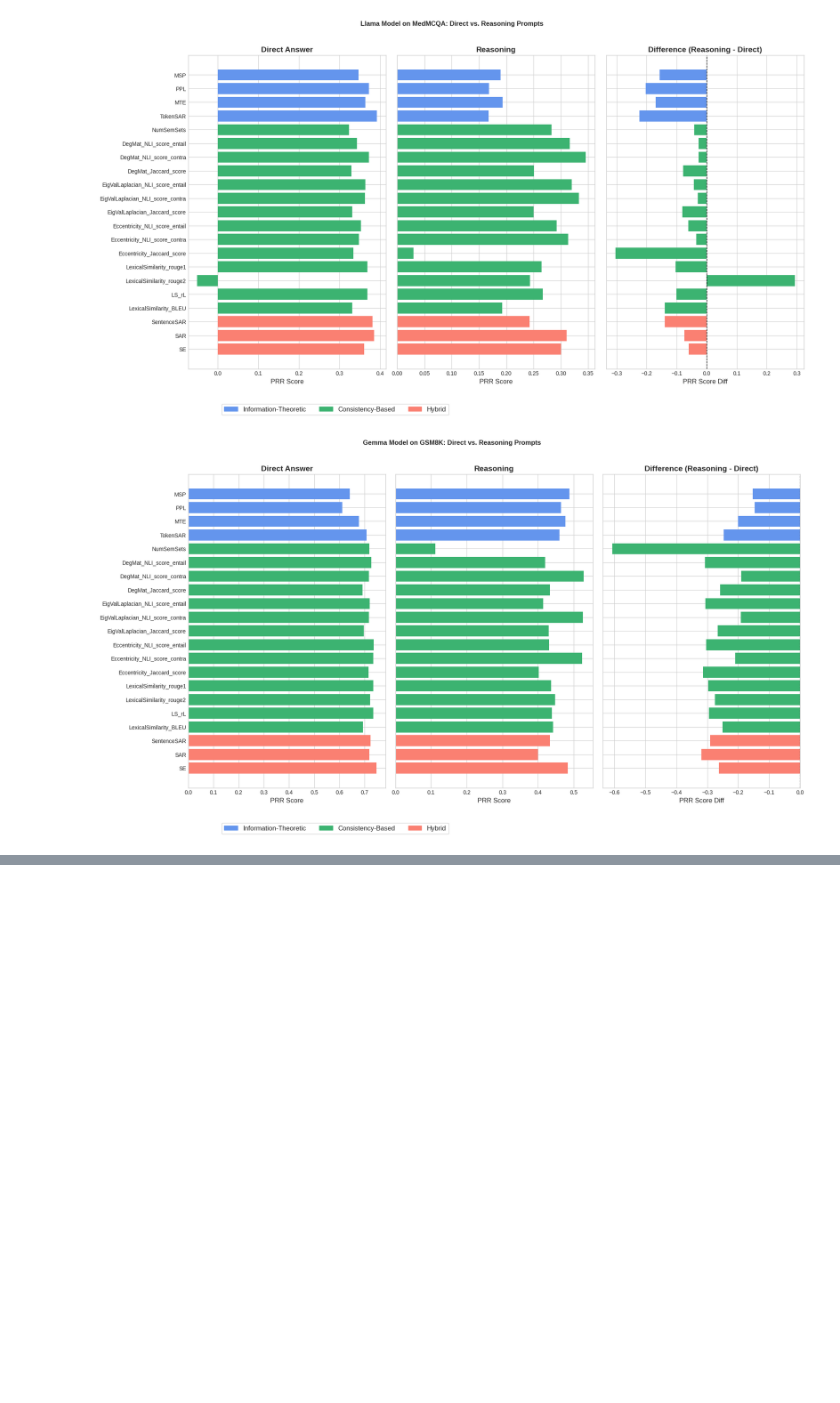
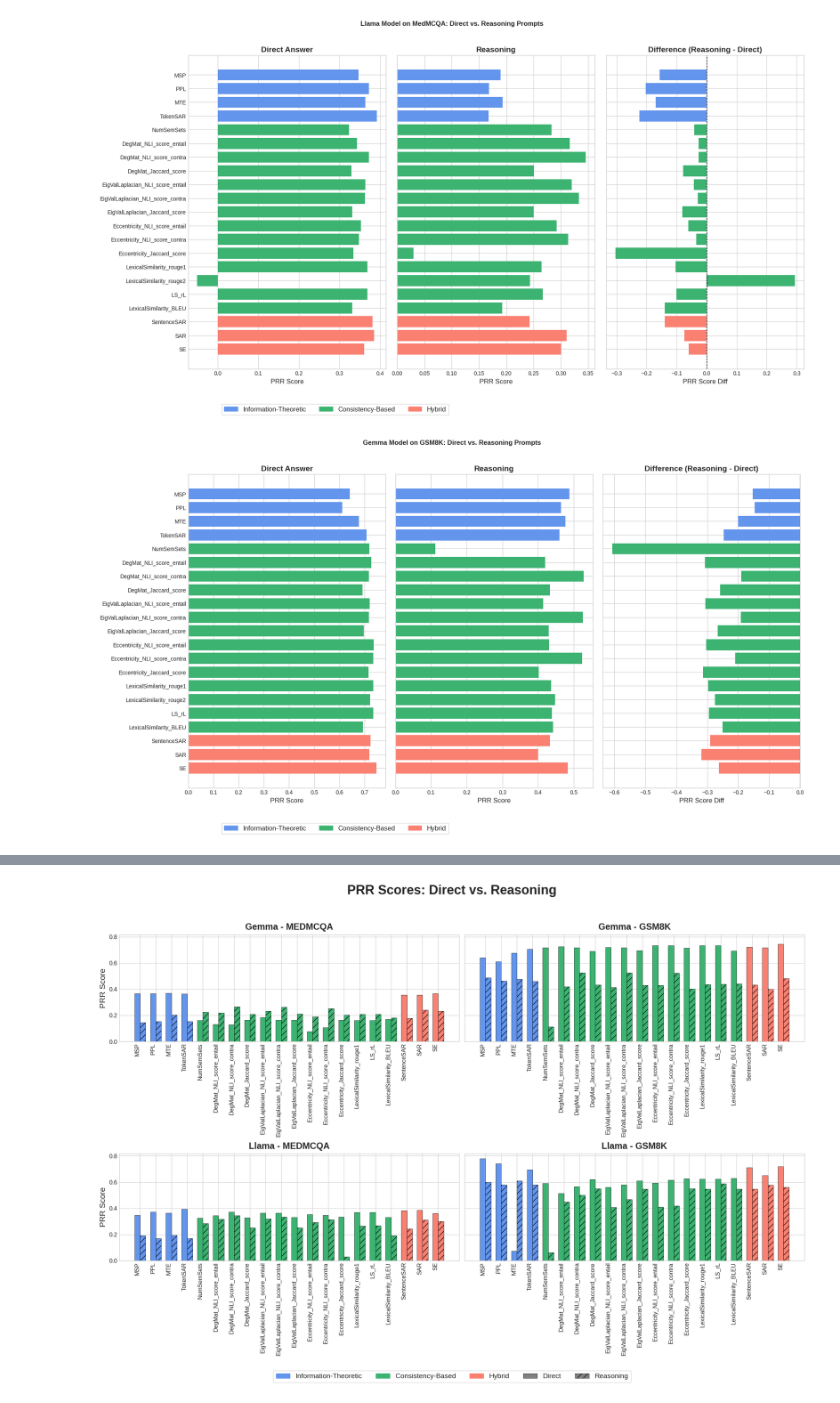
Before and after one commit to rvashurin/lm-polygraph, a Jupyter notebook: ugrip-analysis/ugrip_analysis.ipynb, the cells around one changed output, grey strips where cells are left out. Drawn from its saved outputs; the diff is of its cells as text; code cells hidden in the pictures; blank space fills up the shorter version.

```diff
--- a/ugrip-analysis/ugrip_analysis.ipynb
+++ b/ugrip-analysis/ugrip_analysis.ipynb
@@ -208,0 +440,97 @@ plt.show()
+# %%
+def create_direct_reasoning_subplots(models, datasets, dataframes, prr_metric, color_map):
+    """
+    Generates a 2x2 grid of subplots, each showing vertical bar charts for
+    'Direct' and 'Reasoning' data for a specific model and dataset.
+    Colors are based on method type, and shading differentiates Direct/Reasoning.
+    """
+    # Create a 2x2 figure for the four plots
+    fig, axes = plt.subplots(len(models), len(datasets), figsize=(20, 14), sharey=True)
+
+    # Ensure axes is a 2D array for consistent indexing, even if models or datasets is 1
+    if len(models) == 1 or len(datasets) == 1:
+        axes = axes.flatten().reshape(len(models), len(datasets))
+    else:
+        axes = axes.reshape(len(models), len(datasets))
+
+    # Define font sizes for better readability
+    title_fontsize = 22
+    subtitle_fontsize = 18
+    label_fontsize = 16
+    tick_fontsize = 12
+    legend_fontsize = 14
+
+    for i, model_name in enumerate(models):
+        for j, ds_name in enumerate(datasets):
+            ax = axes[i, j]
+
+            df_direct = dataframes.get(f'{model_name}_{ds_name}_direct')
+            df_reasoning = dataframes.get(f'{model_name}_{ds_name}_reasoning')
+
+            direct_data = df_direct[prr_metric]
+            reasoning_data = df_reasoning[prr_metric]
+
+            # Get method names for x-axis labels
+            methods = direct_data.index
+            x = np.arange(len(methods)) # The label locations for each group of bars
+
+            bar_width = 0.35 # Width of the individual bars
+
+            # Get colors for each method based on the color_map
+            bar_colors = [color_map.get(method, 'grey') for method in methods]
+
+            # Plot Direct bars with method-specific colors and black outline
+            ax.bar(x - bar_width/2, direct_data.values, bar_width, color=bar_colors, edgecolor='black', linewidth=0.5)
+
+            # Plot Reasoning bars with method-specific colors, a hatch pattern, and black outline
+            ax.bar(x + bar_width/2, reasoning_data.values, bar_width, color=bar_colors, hatch='//', edgecolor='black', linewidth=0.5)
+
+            # Set title for each subplot
+            ax.set_title(f'{model_name.capitalize()} - {ds_name.upper()}', fontsize=subtitle_fontsize, fontweight='bold', pad=10)
+
+            # Set x-axis ticks and labels
+            ax.set_xticks(x)
+            ax.set_xticklabels(methods, rotation=90, ha='right', fontsize=tick_fontsize) # Rotate labels for readability
+
+            # Set y-axis label for the first column of subplots
+            if j == 0:
+                ax.set_ylabel(f'PRR Score', fontsize=label_fontsize)
+
+            # Set y-axis limits (0 to 1 for Accuracy scores)
+            # ax.set_ylim(0, 1)
+
+            # Set y-tick font size
+            ax.tick_params(axis='y', labelsize=tick_fontsize)
+
+    # Main title for the entire figure
+    fig.suptitle(f'PRR Scores: Direct vs. Reasoning',
+                 fontsize=title_fontsize + 4, fontweight='bold', y=0.98) # Adjust y for title position
+
+    # Create a global legend for the method types and their colors
+    global_legend_patches = [
+        mpatches.Patch(color='cornflowerblue', label='Information-Theoretic'),
+        mpatches.Patch(color='mediumseagreen', label='Consistency-Based'),
+        mpatches.Patch(color='salmon', label='Hybrid')
+    ]
+
+    # Add patches for Direct and Reasoning styles to the global legend
+    # Use a neutral color (grey) for these patches as their primary purpose is to show the fill/hatch
+    direct_style_patch = mpatches.Patch(facecolor='grey', label='Direct', edgecolor='black', linewidth=0.5)
+    reasoning_style_patch = mpatches.Patch(facecolor='grey', label='Reasoning', hatch='//', edgecolor='black', linewidth=0.5)
+
+    # Combine all legend patches
+    # The order here determines the order in the legend
+    combined_legend_patches = global_legend_patches + [direct_style_patch, reasoning_style_patch]
+
+    # Add a single global legend at the bottom center
+    fig.legend(handles=combined_legend_patches, loc='lower center', bbox_to_anchor=(0.5, -0.02),
+               ncol=5, fontsize=legend_fontsize, frameon=True, title_fontsize=legend_fontsize) # Increased ncol to accommodate more items
+
+    # Adjust layout to prevent labels from overlapping
+    fig.tight_layout(rect=[0, 0.03, 1, 0.95])
+    plt.show()
+
+# Generate the combined plot with direct and reasoning data
+create_direct_reasoning_subplots(models, datasets, dataframes, prr_metric_to_plot, color_map)
+# %% [output]
+[figure, added]
```
Also changed, not shown: parts of 8 cells of this notebook.
